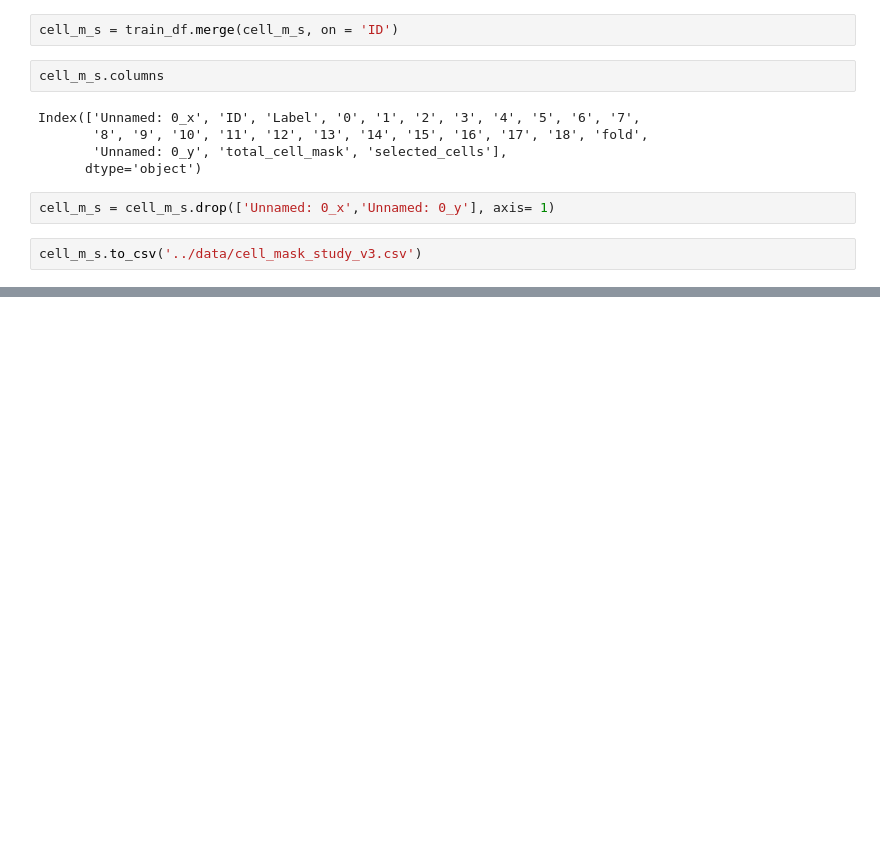
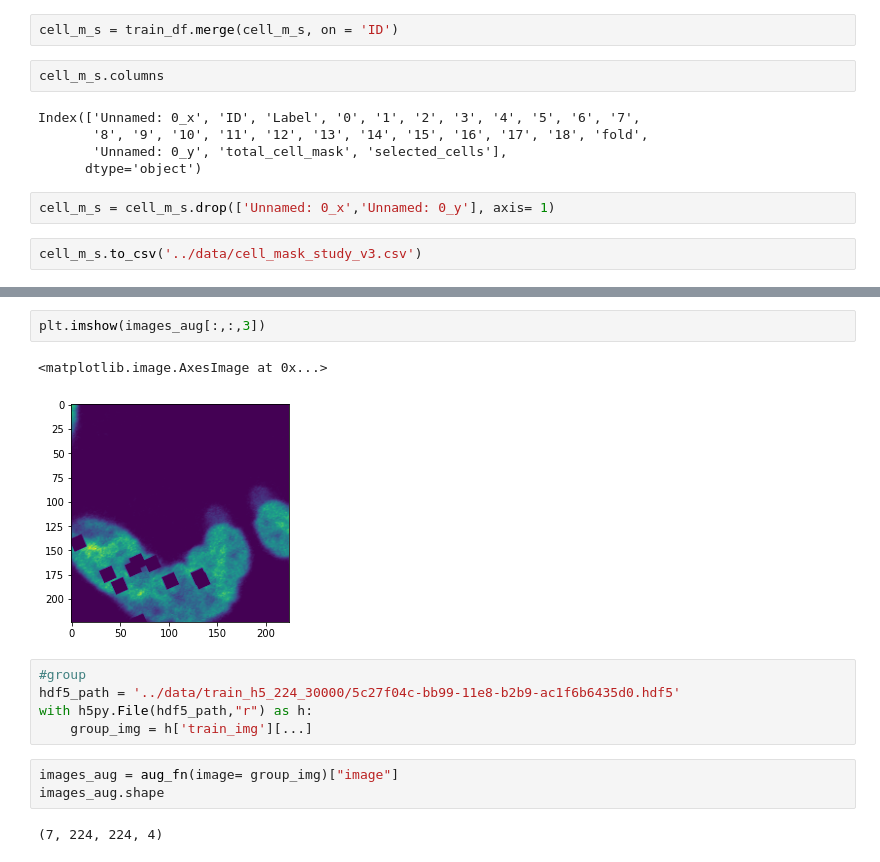
Before and after one commit to yuvaramsingh94/human_protein_atlas, a Jupyter notebook: code/initial_cell_segmentation.ipynb, the cells around one changed output, grey strips where cells are left out. Drawn from its saved outputs; the diff is of its cells as text; blank space fills up the shorter version.

```diff
--- a/code/initial_cell_segmentation.ipynb
+++ b/code/initial_cell_segmentation.ipynb
@@ -473,0 +517,15 @@ cell_m_s.to_csv('../data/cell_mask_study_v3.csv')
+# %%
+plt.imshow(images_aug[:,:,3])
+# %% [output]
+<matplotlib.image.AxesImage at 0x...>
+[figure, added]
+# %%
+#group
+hdf5_path = '../data/train_h5_224_30000/5c27f04c-bb99-11e8-b2b9-ac1f6b6435d0.hdf5'
+with h5py.File(hdf5_path,"r") as h:
+    group_img = h['train_img'][...]
+# %%
+images_aug = aug_fn(image= group_img)["image"]
+images_aug.shape
+# %% [output]
+(7, 224, 224, 4)
```
Also changed, not shown: parts of 9 cells of this notebook, 4 other files.
